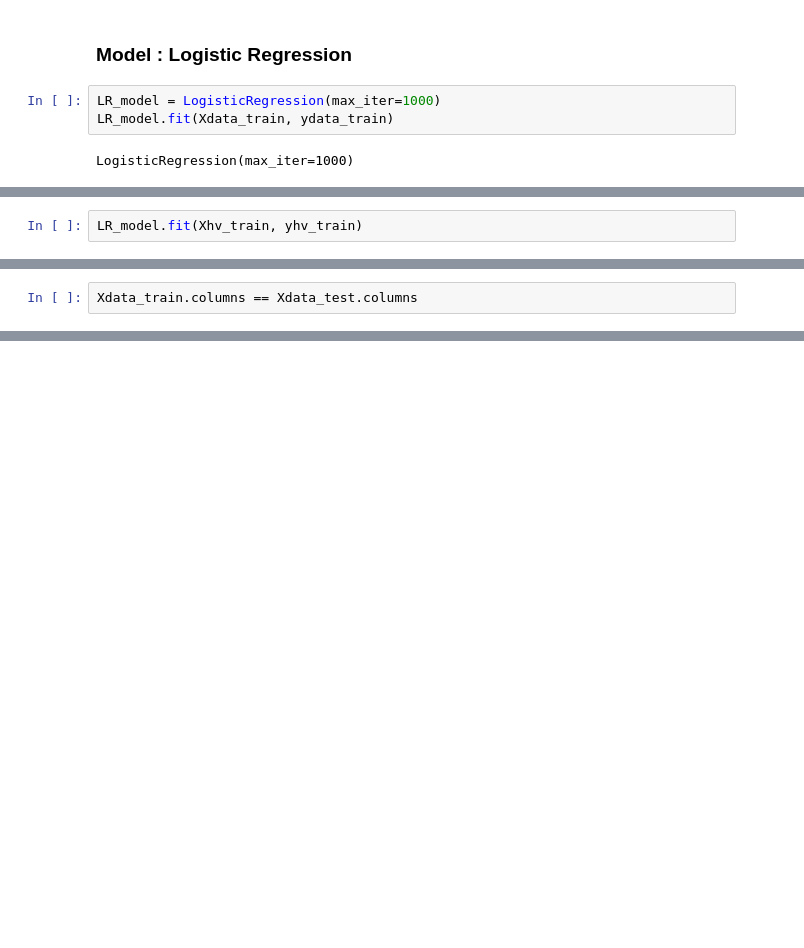
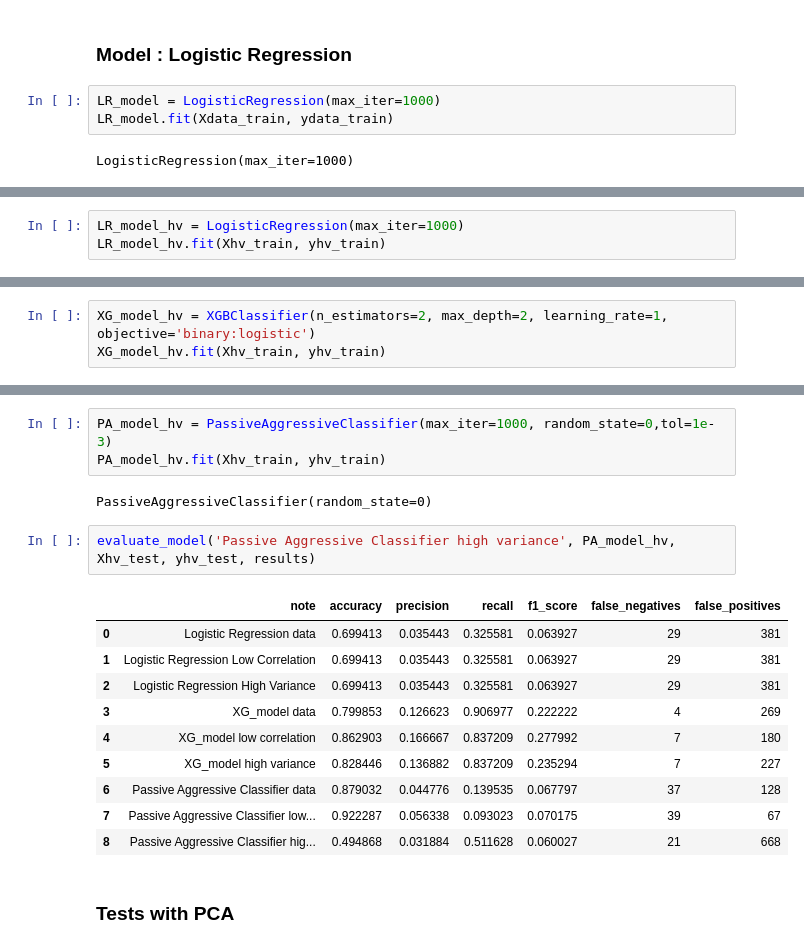
Before and after one commit to PierreMn/Project-Week7-Group3, a Jupyter notebook: Modeling Pierre.ipynb, the cells around one changed output, grey strips where cells are left out. Cells and saved outputs as stored; diff of their text form; blank space fills up the shorter version.

```diff
--- a/Modeling Pierre.ipynb
+++ b/Modeling Pierre.ipynb
@@ -46,2 +57,0 @@ LogisticRegression(max_iter=1000)
-# %%
-LR_model.fit(Xhv_train, yhv_train)
@@ -77,3 +74,4 @@ Xdata_test.head()
 # %%
-Xdata_train.columns == Xdata_test.columns
+LR_model_hv = LogisticRegression(max_iter=1000)
+LR_model_hv.fit(Xhv_train, yhv_train)
 # %% [output]
@@ -117,0 +135,3 @@ Name: Bankrupt?, Length: 10556, dtype: int64
+# %%
+XG_model_hv = XGBClassifier(n_estimators=2, max_depth=2, learning_rate=1, objective='binary:logistic')
+XG_model_hv.fit(Xhv_train, yhv_train)
@@ -117,0 +195,20 @@ Name: Bankrupt?, Length: 10556, dtype: int64
+# %%
+PA_model_hv = PassiveAggressiveClassifier(max_iter=1000, random_state=0,tol=1e-3)
+PA_model_hv.fit(Xhv_train, yhv_train)
+# %% [output]
+PassiveAggressiveClassifier(random_state=0)
+# %%
+evaluate_model('Passive Aggressive Classifier high variance', PA_model_hv, Xhv_test, yhv_test, results)
+# %% [output]
+|  | note | accuracy | precision | recall | f1_score | false_negatives | false_positives |
+| 0 | Logistic Regression data | 0.699413 | 0.035443 | 0.325581 | 0.063927 | 29 | 381 |
+| 1 | Logistic Regression Low Correlation | 0.699413 | 0.035443 | 0.325581 | 0.063927 | 29 | 381 |
+| 2 | Logistic Regression High Variance | 0.699413 | 0.035443 | 0.325581 | 0.063927 | 29 | 381 |
+| 3 | XG_model data | 0.799853 | 0.126623 | 0.906977 | 0.222222 | 4 | 269 |
+| 4 | XG_model low correlation | 0.862903 | 0.166667 | 0.837209 | 0.277992 | 7 | 180 |
+| 5 | XG_model high variance | 0.828446 | 0.136882 | 0.837209 | 0.235294 | 7 | 227 |
+| 6 | Passive Aggressive Classifier data | 0.879032 | 0.044776 | 0.139535 | 0.067797 | 37 | 128 |
+| 7 | Passive Aggressive Classifier low... | 0.922287 | 0.056338 | 0.093023 | 0.070175 | 39 | 67 |
+| 8 | Passive Aggressive Classifier hig... | 0.494868 | 0.031884 | 0.511628 | 0.060027 | 21 | 668 |
+# %% [markdown]
+### Tests with PCA
```
Also changed, not shown: parts of 26 cells of this notebook, 2 other files.
